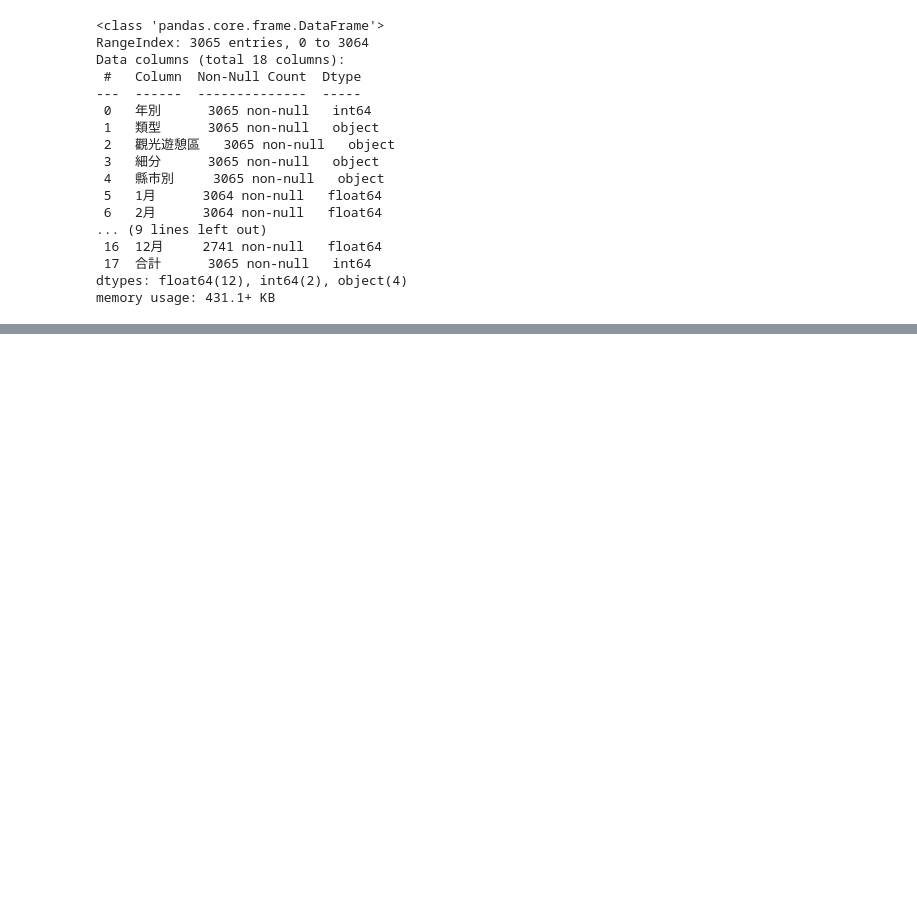
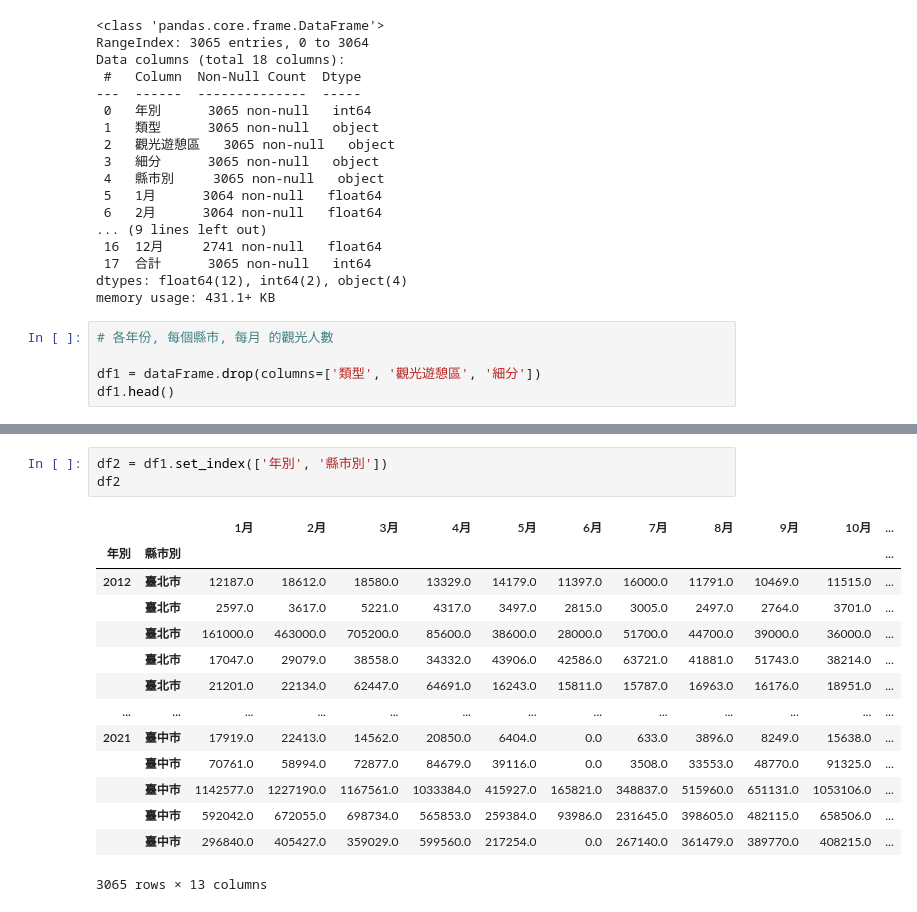
Before and after one commit to yowlc/python, a Jupyter notebook: lesson21_2.ipynb, the cells around one changed output, grey strips where cells are left out. Saved outputs shown, nothing was run; the diff lists cells and outputs as text; blank space fills up the shorter version.

```diff
--- a/lesson21_2.ipynb
+++ b/lesson21_2.ipynb
@@ -33,3 +33,8 @@ Data columns (total 18 columns):
  17  合計      3065 non-null   int64
 dtypes: float64(12), int64(2), object(4)
 memory usage: 431.1+ KB
+# %%
+# 各年份, 每個縣市, 每月 的觀光人數
+
+df1 = dataFrame.drop(columns=['類型', '觀光遊憩區', '細分'])
+df1.head()
@@ -35,0 +48,18 @@ memory usage: 431.1+ KB
+# %%
+df2 = df1.set_index(['年別', '縣市別'])
+df2
+# %% [output]
+|  |  | 1月 | 2月 | 3月 | 4月 | 5月 | 6月 | 7月 | 8月 | 9月 | 10月 | ... |
+| 年別 | 縣市別 |  |  |  |  |  |  |  |  |  |  | ... |
+| 2012 | 臺北市 | 12187.0 | 18612.0 | 18580.0 | 13329.0 | 14179.0 | 11397.0 | 16000.0 | 11791.0 | 10469.0 | 11515.0 | ... |
+|  | 臺北市 | 2597.0 | 3617.0 | 5221.0 | 4317.0 | 3497.0 | 2815.0 | 3005.0 | 2497.0 | 2764.0 | 3701.0 | ... |
+|  | 臺北市 | 161000.0 | 463000.0 | 705200.0 | 85600.0 | 38600.0 | 28000.0 | 51700.0 | 44700.0 | 39000.0 | 36000.0 | ... |
+|  | 臺北市 | 17047.0 | 29079.0 | 38558.0 | 34332.0 | 43906.0 | 42586.0 | 63721.0 | 41881.0 | 51743.0 | 38214.0 | ... |
+|  | 臺北市 | 21201.0 | 22134.0 | 62447.0 | 64691.0 | 16243.0 | 15811.0 | 15787.0 | 16963.0 | 16176.0 | 18951.0 | ... |
+| ... | ... | ... | ... | ... | ... | ... | ... | ... | ... | ... | ... | ... |
+| 2021 | 臺中市 | 17919.0 | 22413.0 | 14562.0 | 20850.0 | 6404.0 | 0.0 | 633.0 | 3896.0 | 8249.0 | 15638.0 | ... |
+|  | 臺中市 | 70761.0 | 58994.0 | 72877.0 | 84679.0 | 39116.0 | 0.0 | 3508.0 | 33553.0 | 48770.0 | 91325.0 | ... |
+|  | 臺中市 | 1142577.0 | 1227190.0 | 1167561.0 | 1033384.0 | 415927.0 | 165821.0 | 348837.0 | 515960.0 | 651131.0 | 1053106.0 | ... |
+|  | 臺中市 | 592042.0 | 672055.0 | 698734.0 | 565853.0 | 259384.0 | 93986.0 | 231645.0 | 398605.0 | 482115.0 | 658506.0 | ... |
+|  | 臺中市 | 296840.0 | 405427.0 | 359029.0 | 599560.0 | 217254.0 | 0.0 | 267140.0 | 361479.0 | 389770.0 | 408215.0 | ... |
+3065 rows × 13 columns
```
Also changed, not shown: parts of 3 cells of this notebook, 1 other file.
